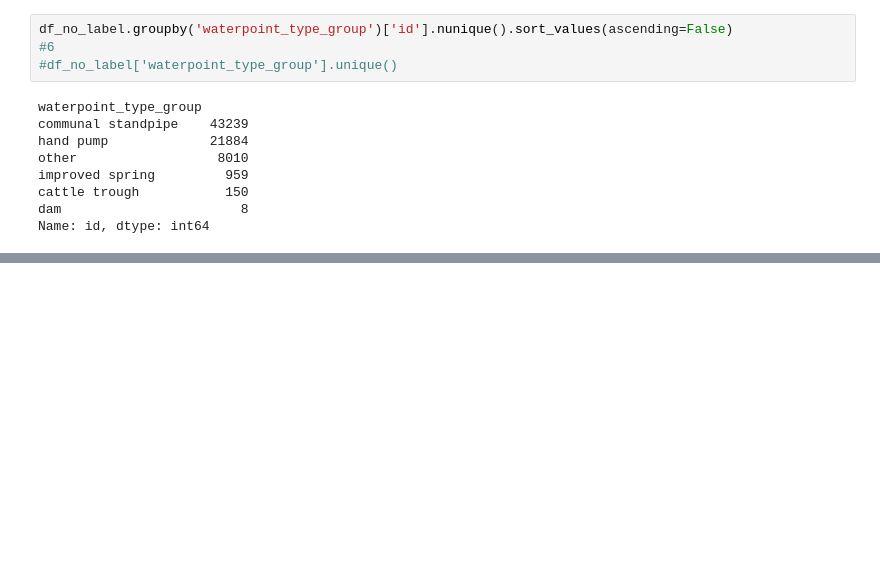
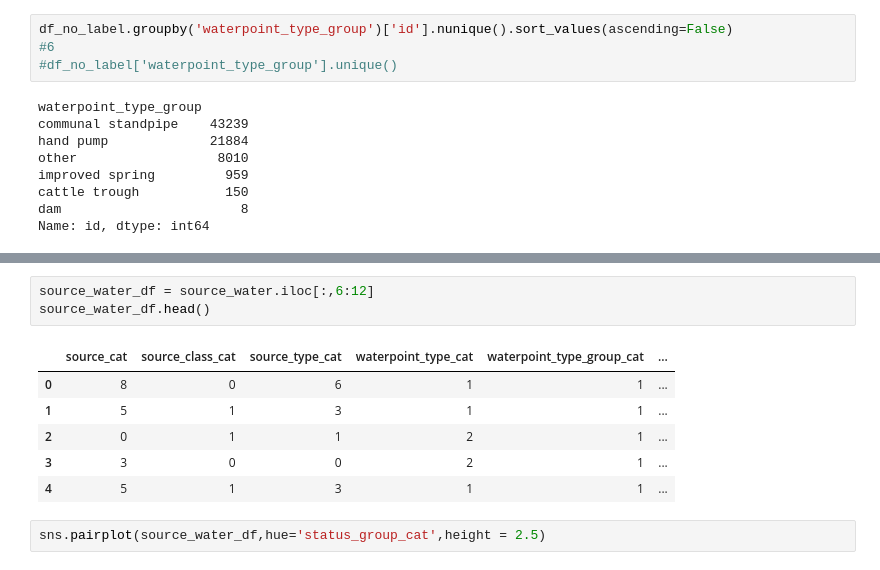
Before and after one commit to JannaW0402/Pump-It-Up-Test, a Jupyter notebook: Pump It Up - Test (5).ipynb, the cells around one changed output, grey strips where cells are left out. Cells and saved outputs as stored; diff of their text form; blank space fills up the shorter version.

```diff
--- a/Pump It Up - Test (5).ipynb
+++ b/Pump It Up - Test (5).ipynb
@@ -229,0 +244,12 @@ ValueError: min() arg is an empty sequence
+# %%
+source_water_df = source_water.iloc[:,6:12]
+source_water_df.head()
+# %% [output]
+|  | source_cat | source_class_cat | source_type_cat | waterpoint_type_cat | waterpoint_type_group_cat | ... |
+| 0 | 8 | 0 | 6 | 1 | 1 | ... |
+| 1 | 5 | 1 | 3 | 1 | 1 | ... |
+| 2 | 0 | 1 | 1 | 2 | 1 | ... |
+| 3 | 3 | 0 | 0 | 2 | 1 | ... |
+| 4 | 5 | 1 | 3 | 1 | 1 | ... |
+# %%
+sns.pairplot(source_water_df,hue='status_group_cat',height = 2.5)
```
Also changed, not shown: parts of 9 cells of this notebook, 8 other files.
